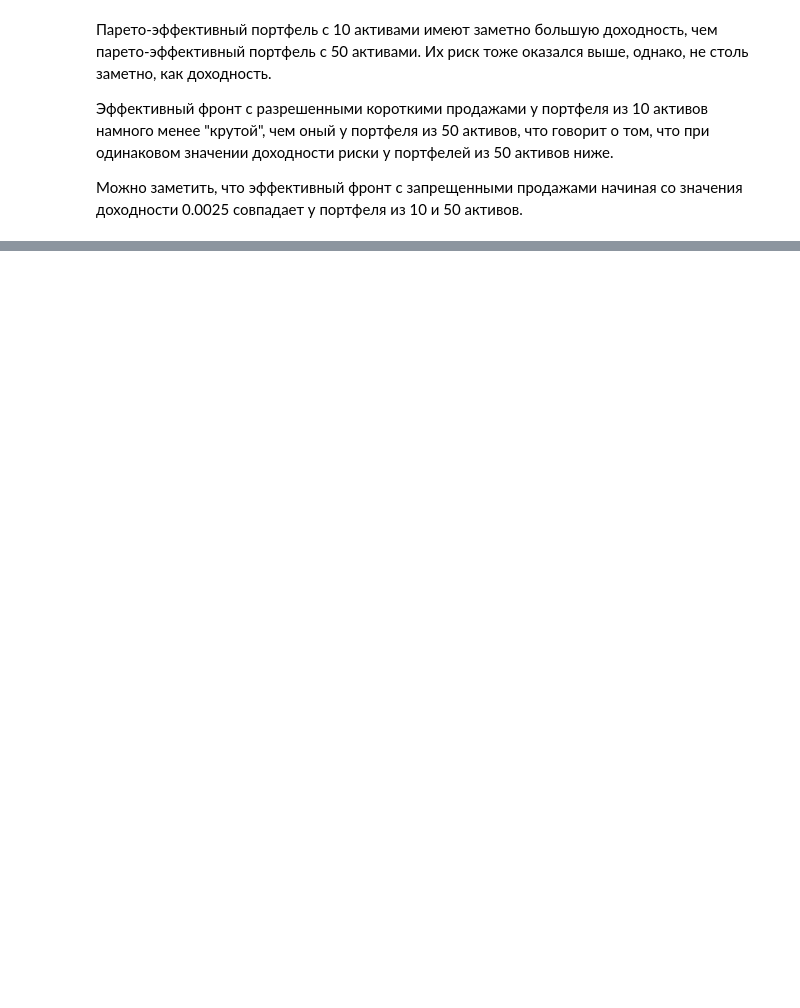
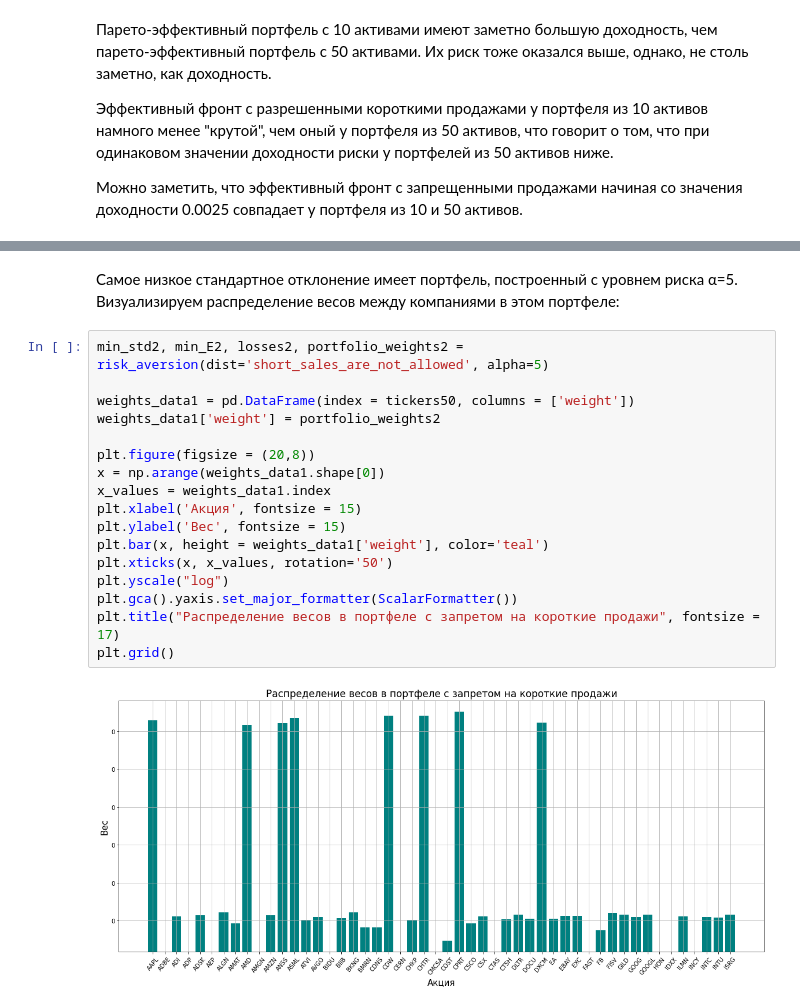
Before and after one commit to edmelnikov/Finance-operations-research-lab-2, a Jupyter notebook: lab-2_finance.ipynb, the cells around one changed output, grey strips where cells are left out. Saved outputs shown, nothing was run; the diff lists cells and outputs as text; blank space fills up the shorter version.

```diff
--- a/lab-2_finance.ipynb
+++ b/lab-2_finance.ipynb
@@ -696,0 +865,21 @@ fig.show()
+# %% [markdown]
+Самое низкое стандартное отклонение имеет портфель, построенный с уровнем риска α=5. Визуализируем распределение весов между компаниями в этом портфеле:
+# %%
+min_std2, min_E2, losses2, portfolio_weights2 = risk_aversion(dist='short_sales_are_not_allowed', alpha=5)
+
+weights_data1 = pd.DataFrame(index = tickers50, columns = ['weight'])
+weights_data1['weight'] = portfolio_weights2
+
+plt.figure(figsize = (20,8))
+x = np.arange(weights_data1.shape[0])
+x_values = weights_data1.index
+plt.xlabel('Акция', fontsize = 15)
+plt.ylabel('Вес', fontsize = 15)
+plt.bar(x, height = weights_data1['weight'], color='teal')
+plt.xticks(x, x_values, rotation='50')
+plt.yscale("log")
+plt.gca().yaxis.set_major_formatter(ScalarFormatter())
+plt.title("Распределение весов в портфеле с запретом на короткие продажи", fontsize = 17)
+plt.grid()
+# %% [output]
+[figure, added]
```
Also changed, not shown: parts of 49 cells of this notebook.
